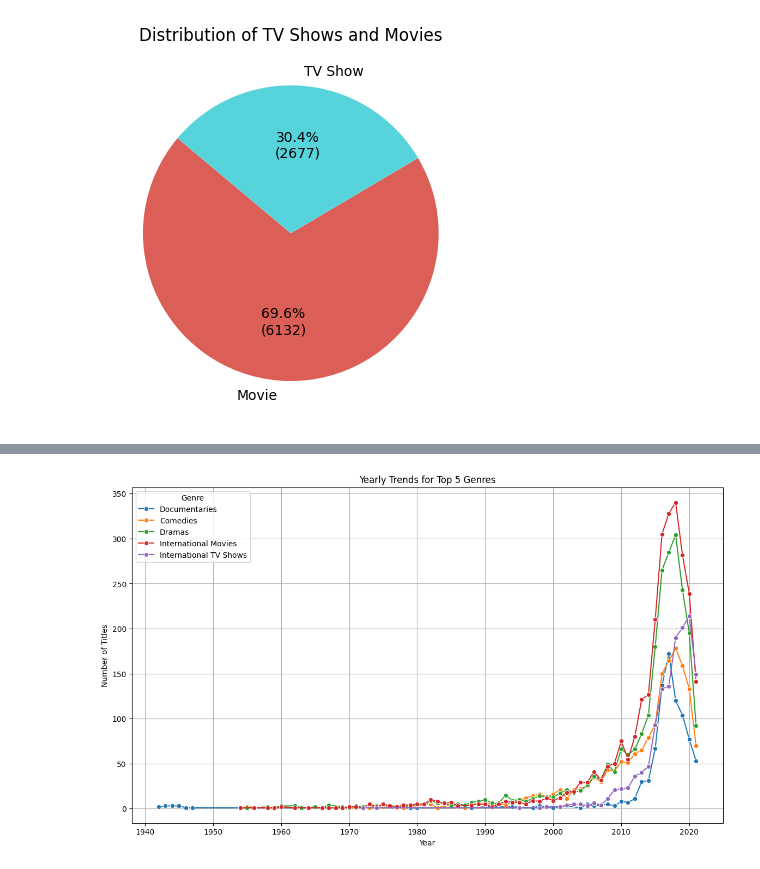
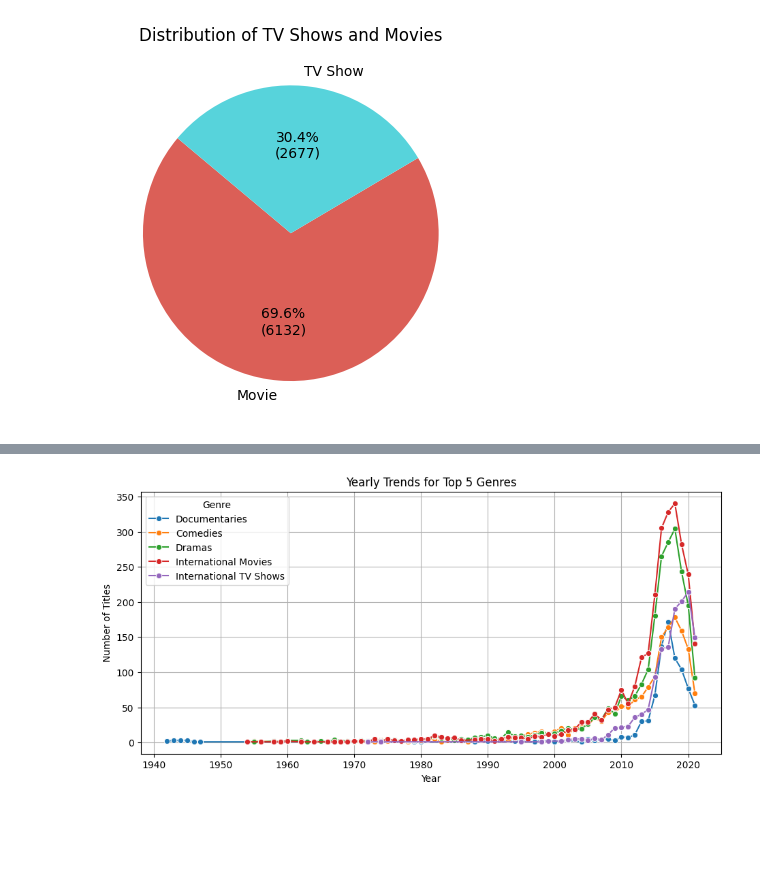
Before and after one commit to DarrenChooo/netflix_data, a Jupyter notebook: netflix.ipynb, the cells around one changed output, grey strips where cells are left out. Cells and saved outputs as stored; diff of their text form; code cells hidden in the pictures; blank space fills up the shorter version.

Commit message:
reduce image size for rendering

```diff
--- a/netflix.ipynb
+++ b/netflix.ipynb
@@ -234,35 +276,35 @@ def plot_yearly_genre_trends(data, top_n_genres):
 
     # Filter out rows without a valid release year
     data = data.dropna(subset=['release_year'])
 
     # Split and explode genres
     data = data.copy()
     data['listed_in'] = data['listed_in'].str.split(', ')
     exploded_data = data.explode('listed_in')
 
     # Group by release year and genre, then count occurrences
     genre_trends = exploded_data.groupby(['release_year', 'listed_in']).size().reset_index(name='count')
 
     # Find the top N genres
     top_genres = exploded_data['listed_in'].value_counts().head(top_n_genres).index
 
     # Filter the trends data to include only the top genres
     filtered_trends = genre_trends[genre_trends['listed_in'].isin(top_genres)]
 
     # Plot the data
-    plt.figure(figsize=(14, 8))
+    plt.figure(figsize=(11, 5))
     sns.lineplot(data=filtered_trends, x='release_year', y='count', hue='listed_in', marker='o', palette='tab10')
     plt.title(f'Yearly Trends for Top {top_n_genres} Genres')
     plt.xlabel('Year')
     plt.ylabel('Number of Titles')
     plt.legend(title='Genre')
     plt.grid(True)
     plt.show()
 
 # Line chart for yearly trends for the top 5 genres
 plot_yearly_genre_trends(df, top_n_genres=5)
 # %% [output]
-[figure, old version]
+[figure, new version]
 # %%
 import numpy as np
 
```
Also changed, not shown: parts of 15 cells of this notebook, 1 other file.
